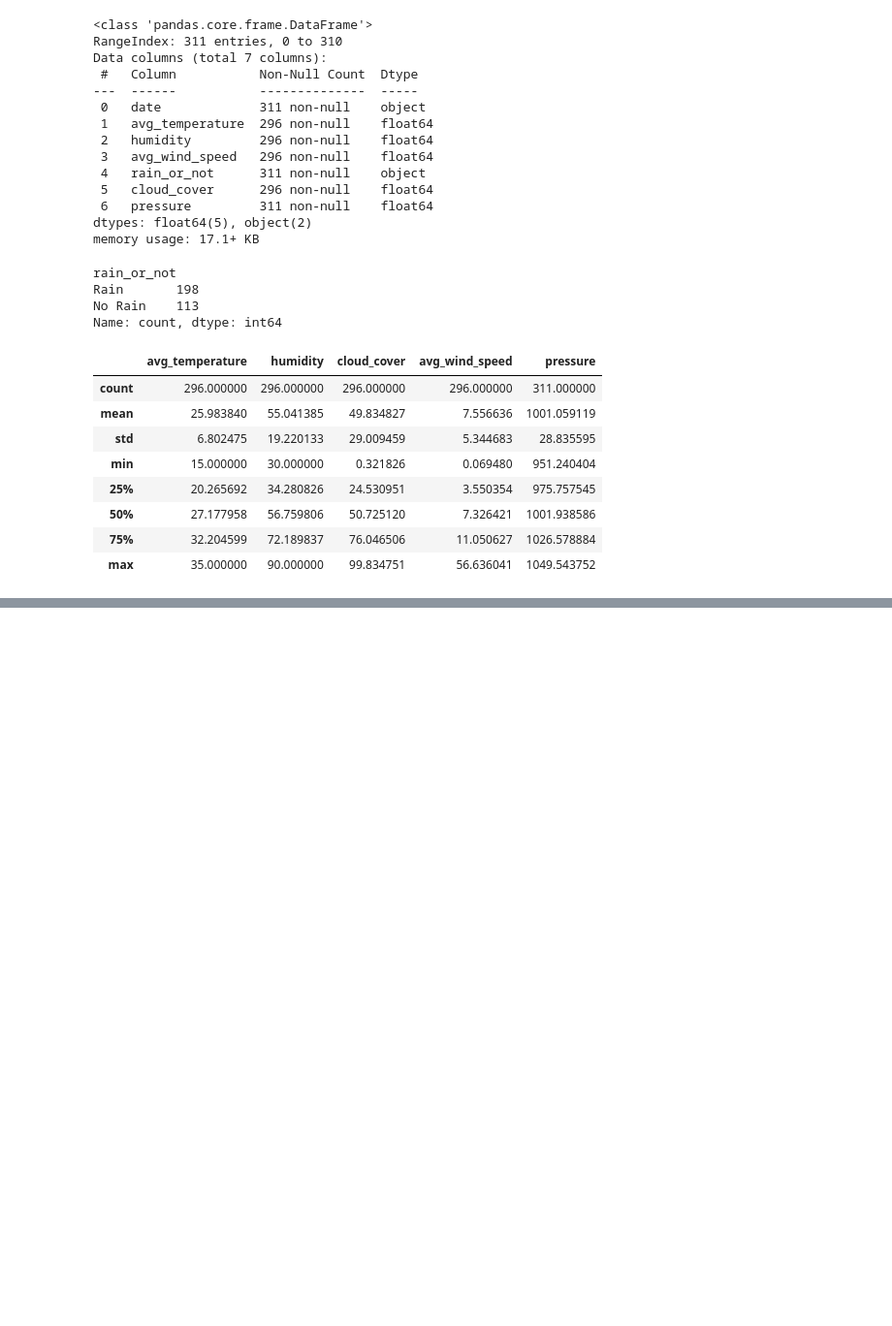
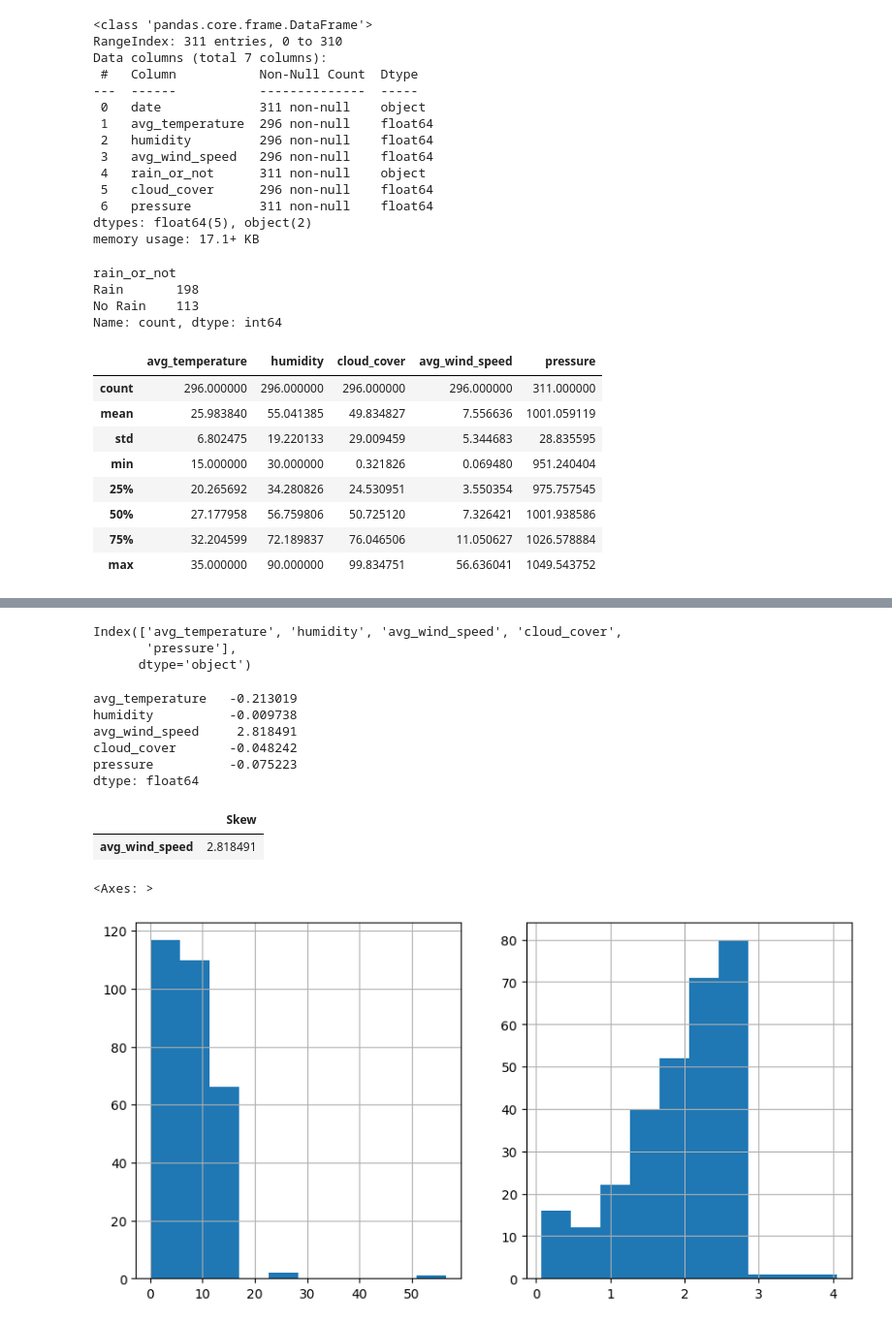
Before and after one commit to PrageethBanuka/Intellihack_DotTrex_1, a Jupyter notebook: Q-1_Weather_Forecasting.ipynb, the cells around one changed output, grey strips where cells are left out. Shown at 97% size. Cells and saved outputs as stored; diff of their text form; code cells hidden in the pictures; blank space fills up the shorter version.

Commit message:
some_data_transformations

```diff
--- a/Q-1_Weather_Forecasting.ipynb
+++ b/Q-1_Weather_Forecasting.ipynb
@@ -55,0 +79,8 @@ data[['avg_temperature', 'humidity', 'cloud_cover','avg_wind_speed', 'pressure']
+# %%
+#encoding rain_or_not to binary format
+# rain =1 not =0
+from sklearn.preprocessing import LabelEncoder
+encoder = LabelEncoder()
+data['rain_or_not'] = encoder.fit_transform(data['rain_or_not'])
+label_mapping = dict(zip(encoder.classes_, encoder.transform(encoder.classes_)))
+print(label_mapping)
@@ -55,0 +98,42 @@ data[['avg_temperature', 'humidity', 'cloud_cover','avg_wind_speed', 'pressure']
+# %%
+# Create a list of float colums to check for skewing
+mask = data.dtypes == np.float64
+float_cols = data.columns[mask]
+float_cols
+# %% [output]
+Index(['avg_temperature', 'humidity', 'avg_wind_speed', 'cloud_cover',
+       'pressure'],
+      dtype='object')
+# %%
+skew_limit = 0.75
+skew_vals = data[float_cols].skew()
+skew_vals
+# %% [output]
+avg_temperature   -0.213019
+humidity          -0.009738
+avg_wind_speed     2.818491
+cloud_cover       -0.048242
+pressure          -0.075223
+dtype: float64
+# %%
+# Showing the skewed columns
+skew_cols = (skew_vals
+             .sort_values(ascending=False)
+             .to_frame()
+             .rename(columns={0:'Skew'})
+             .query('abs(Skew) > {}'.format(skew_limit)))
+
+skew_cols
+# %% [output]
+|  | Skew |
+| avg_wind_speed | 2.818491 |
+# %%
+import matplotlib.pyplot as plt
+feild = "avg_wind_speed"
+fig, (ax_before, ax_after) = plt.subplots(1,2, figsize=(10,5))
+
+data[feild].hist(ax=ax_before)
+data[feild].apply(np.log1p).hist(ax=ax_after)
+# %% [output]
+<Axes: >
+[figure, added]
```
Also changed, not shown: parts of 6 cells of this notebook.
